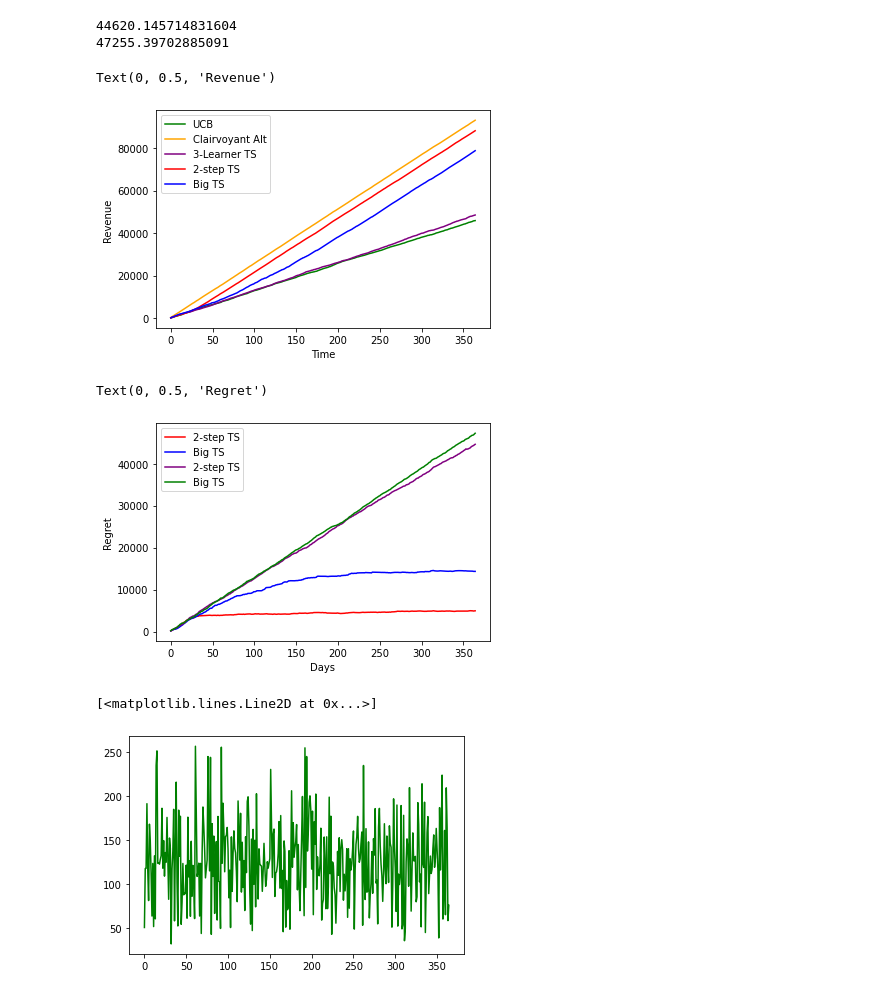
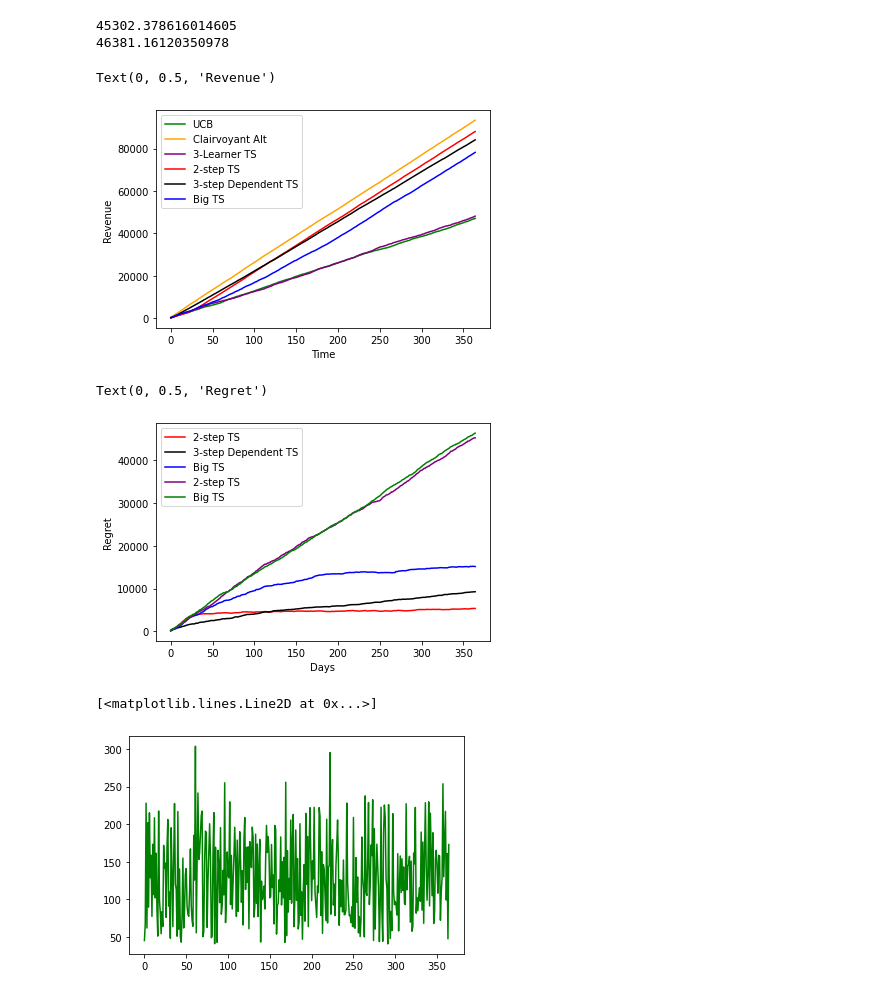
Before and after one commit to AliceCasali/Data_Intelligence_Application, a Jupyter notebook: step6.ipynb, the cells around one changed output. Drawn from its saved outputs; the diff is of its cells as text; code cells hidden in the pictures.

Commit message:
new 3step ts

```diff
--- a/step6.ipynb
+++ b/step6.ipynb
@@ -9,6 +9,7 @@ shop_ucb = Shop.Shop()
 
 shop_ts = Shop.Shop()
 shop_big_ts = Shop.Shop()
+shop_ts3 = Shop.Shop()
 shop_clairvoyant = Shop.Shop()
 
 env = Environment.Environment(shop_small_ts.prices1, shop_small_ts.prices2, shop_small_ts.discounts)
@@ -42,6 +43,10 @@ shop_ucb.set_price2_learner('UCB', 5)
 shop_ts.set_price_learner('TS', n_price_arms)
 shop_ts.set_assignment_learner('TS', n_matching_arms)
 
+shop_ts3.set_price_learner('TS', 5)
+shop_ts3.set_price2_learner('TS', n_price_arms)
+shop_ts3.set_assignment_learner('TS', n_matching_arms)
+
 
 shop_big_ts.set_assignment_learner('TS', n_matching_arms)
 # %%
@@ -85,6 +90,7 @@ u_rewards_per_class_per_day = []
 small_ts_rewards_per_class_per_day = []
 
 ts_rewards_per_class_per_day = []
+ts3_rewards_per_class_per_day = []
 big_ts_rewards_per_class_per_day = []
 calt_rewards_per_class_per_day = []
 
@@ -95,7 +101,7 @@ for day in range(days):
     if day == 0:
         shop_ts.set_expected_customers(customers_ie)
         shop_big_ts.set_expected_customers(customers_ie)
-
+        shop_ts3.set_expected_customers(customers_ie)
         shop_ucb.set_expected_customers(customers_ie)
         shop_small_ts.set_expected_customers(customers_ie)
     else:
@@ -103,6 +109,7 @@ for day in range(days):
         shop_ucb.set_expected_customers((customers_em + 0.99).astype(int))
         shop_small_ts.set_expected_customers((customers_em + 0.99).astype(int))
         shop_ts.set_expected_customers((customers_em + 0.99).astype(int))
+        shop_ts3.set_expected_customers((customers_em + 0.99).astype(int))
         shop_big_ts.set_expected_customers((customers_em + 0.99).astype(int))
 
     # select the price for 2 step learner
@@ -129,6 +136,19 @@ for day in range(days):
     price2idx_big_ts = price_arms[price_arm_index_big_ts][1]
     price1_big_ts = env.prices1[price1idx_big_ts]
     price2_big_ts = env.prices2[price2idx_big_ts]
+
+    # pricing and matching for 3-step dependent learner
+    price1idx_ts3 = shop_ts3.price_learner.pull_arm()
+    price2idx_ts3 = shop_ts3.price2_learner.pull_arm_price2(price1idx_ts3, price_arms)
+
+    price1_ts3 = env.prices1[price1idx_ts3]
+    price2_ts3 = env.prices2[price2idx_ts3]
+
+    expected_customers_ts3 = shop_ts3.get_customer_list()
+    expected_promos_ts3 = shop_ts3.get_promo_list(generated_promo_ratios)
+
+    matched_tuples_ts3 = shop_ts3.assignment_learner.pull_arm_matching(expected_customers_ts3, expected_promos_ts3, matching_arms, price1idx_ts3, price2idx_ts3)
+    promo_fractions_ts3 = shop_ts.get_promo_fractions_from_tuples(matched_tuples_ts3)
 
     # get expected list of customers
     expected_customers_u = shop_ucb.get_customer_list()
@@ -164,6 +184,7 @@ for day in range(days):
     revenue_small_ts = []
     revenue_ucb = []
     revenue_ts = []
+    revenue_ts3 = []
     revenue_big_ts = []
     revenue_calt = []
 
@@ -183,6 +204,7 @@ for day in range(days):
         selected_promo_ts = np.random.choice([0, 1, 2, 3], 1, p=promo_fractions_ts[cust])
         selected_promo_big_ts = np.random.choice([0, 1, 2, 3], 1, p=promo_fractions_big_ts[cust])
         selected_promo_calt = np.random.choice([0, 1, 2, 3], 1, p=cpf[cust])
+        selected_promo_ts3 = np.random.choice([0, 1, 2, 3], 1, p=promo_fractions_ts3[cust])
 
         small_ts_buy1 = env.round1(cust, chosen_price1_small_ts)
         small_ts_buy2 = 0
@@ -198,6 +220,11 @@ for day in range(days):
         ts_buy2 = 0
         if ts_buy1:
             ts_buy2 = env.round2(cust, selected_promo_ts, price2_ts)
+
+        ts3_buy1 = env.round1(cust, price1_ts3)
+        ts3_buy2 = 0
+        if ts3_buy1:
+            ts3_buy2 = env.round2(cust, selected_promo_ts3, price2_ts3)
 
         big_ts_buy1 = env.round1(cust, price1_big_ts)
         big_ts_buy2 = 0
@@ -215,11 +242,22 @@ for day in range(days):
         ts_ind_reward = ts_buy1*price1_ts + ts_buy2*price2_ts*(1-shop_ts.discounts[selected_promo_ts])
         big_ts_ind_reward = big_ts_buy1*price1_big_ts + big_ts_buy2*price2_big_ts*(1-shop_big_ts.discounts[selected_promo_big_ts])
         calt_ind_reward = calt_buy1*cp1 + calt_buy2*cp2*(1-shop_small_ts.discounts[selected_promo_calt])
+        ts3_ind_reward = ts3_buy1*price1_ts3 + ts3_buy2*price2_ts3*(1-shop_ts3.discounts[selected_promo_ts3])
 
         norm_small_ts_ind_reward = small_ts_ind_reward / max_ind_reward
         norm_u_ind_reward = u_ind_reward / max_ind_reward
         norm_ts_ind_reward = ts_ind_reward / max_ind_reward
+        norm_ts3_ind_reward = ts3_ind_reward / max_ind_reward
         norm_big_ts_ind_reward = big_ts_ind_reward / max_ind_reward
+
+        # update 3-step ts
+        shop_ts3.price_learner.update(price1idx_ts3, norm_ts3_ind_reward)
+
+        price_tuples_idx_ts3 = price_arms.index((price1idx_ts3, price2idx_ts3))
+        shop_ts3.price2_learner.update(price_tuples_idx_ts3, norm_ts3_ind_reward)
+
+        matching_arm_index_ts3 = matching_arms.index((price1idx_ts3, price2idx_ts3, cust, selected_promo_ts3))
+        shop_ts3.assignment_learner.update(matching_arm_index_ts3, norm_ts3_ind_reward)
 
         # update price learner and assignment learner
         shop_ucb.assignment_learner.update(small_matching_arms.index((cust, selected_promo_u)), norm_u_ind_reward)
@@ -236,26 +274,29 @@ for day in range(days):
         revenue_ucb.append(u_ind_reward)
         revenue_small_ts.append(small_ts_ind_reward)
         revenue_ts.append(ts_ind_reward)
+        revenue_ts3.append(ts3_ind_reward)
         revenue_big_ts.append(big_ts_ind_reward)
         revenue_calt.append(calt_ind_reward)
 
     small_ts_rewards_per_class_per_day.append(np.mean(revenue_small_ts))
     u_rewards_per_class_per_day.append(np.mean(revenue_ucb))
     ts_rewards_per_class_per_day.append(np.mean(revenue_ts))
+    ts3_rewards_per_class_per_day.append(np.mean(revenue_ts3))
     big_ts_rewards_per_class_per_day.append(np.mean(revenue_big_ts))
     calt_rewards_per_class_per_day.append(np.mean(revenue_calt))
 # %%
 print(np.cumsum(calt_rewards_per_class_per_day)[-1] - np.cumsum(small_ts_rewards_per_class_per_day)[-1])
 print(np.cumsum(calt_rewards_per_class_per_day)[-1] - np.cumsum(u_rewards_per_class_per_day)[-1])
 # %% [output]
-44620.145714831604
-47255.39702885091
+45302.378616014605
+46381.16120350978
 # %%
 import matplotlib.pyplot as plt
 plt.plot(np.cumsum(u_rewards_per_class_per_day), color='green', label='UCB')
 plt.plot(np.cumsum(calt_rewards_per_class_per_day), color='orange', label='Clairvoyant Alt')
 plt.plot(np.cumsum(small_ts_rewards_per_class_per_day), color='purple', label='3-Learner TS')
 plt.plot(np.cumsum(ts_rewards_per_class_per_day), color='red', label='2-step TS')
+plt.plot(np.cumsum(ts3_rewards_per_class_per_day), color='black', label='3-step Dependent TS')
 plt.plot(np.cumsum(big_ts_rewards_per_class_per_day), color='blue', label='Big TS')
 
 plt.legend()
@@ -263,21 +304,22 @@ plt.xlabel('Time')
 plt.ylabel('Revenue')
 # %% [output]
 Text(0, 0.5, 'Revenue')
-[figure, old version]
+[figure, new version]
 # %%
 plt.plot(np.cumsum(np.array(calt_rewards_per_class_per_day) - np.array(ts_rewards_per_class_per_day)), color='red', label='2-step TS')
+plt.plot(np.cumsum(np.array(calt_rewards_per_class_per_day) - np.array(ts3_rewards_per_class_per_day)), color='black', label='3-step Dependent TS')
 plt.plot(np.cumsum(np.array(calt_rewards_per_class_per_day) - np.array(big_ts_rewards_per_class_per_day)), color='blue', label='Big TS')
 plt.plot(np.cumsum(np.array(calt_rewards_per_class_per_day) - np.array(small_ts_rewards_per_class_per_day)), color='purple', label='2-step TS')
 plt.plot(np.cumsum(np.array(calt_rewards_per_class_per_day) - np.array(u_rewards_per_class_per_day)), color='green', label='Big TS')
 
 plt.legend()
 plt.xlabel('Days')
 plt.ylabel('Regret')
 # %% [output]
 Text(0, 0.5, 'Regret')
-[figure, old version]
+[figure, new version]
 # %%
 plt.plot(u_rewards_per_class_per_day, color='green', label='UCB')
 # %% [output]
 [<matplotlib.lines.Line2D at 0x...>]
-[figure, old version]
+[figure, new version]
```
Also changed, not shown: parts of 1 cell of this notebook, 1 other file.
